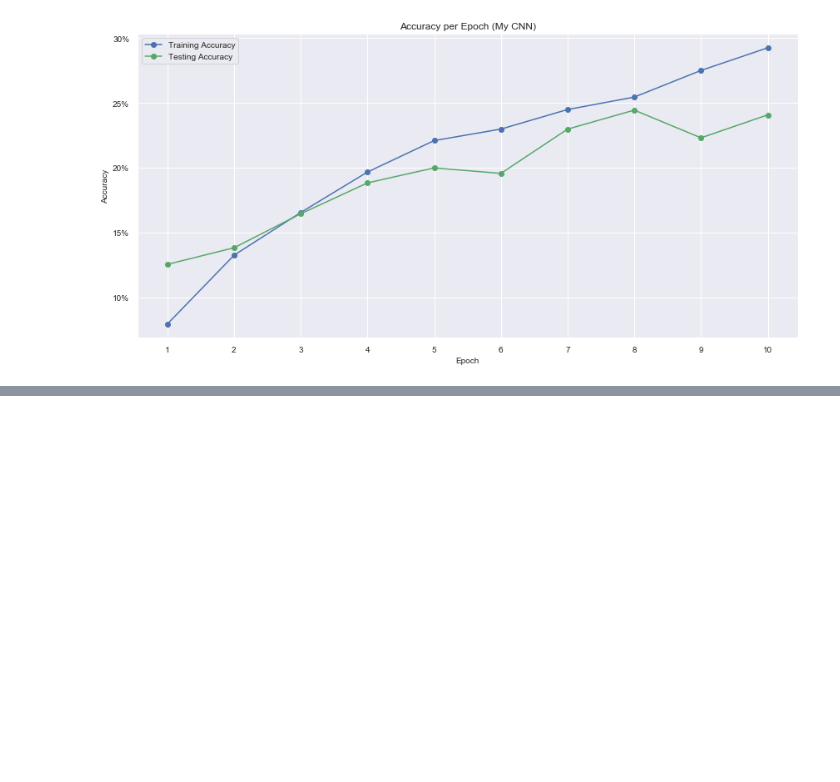
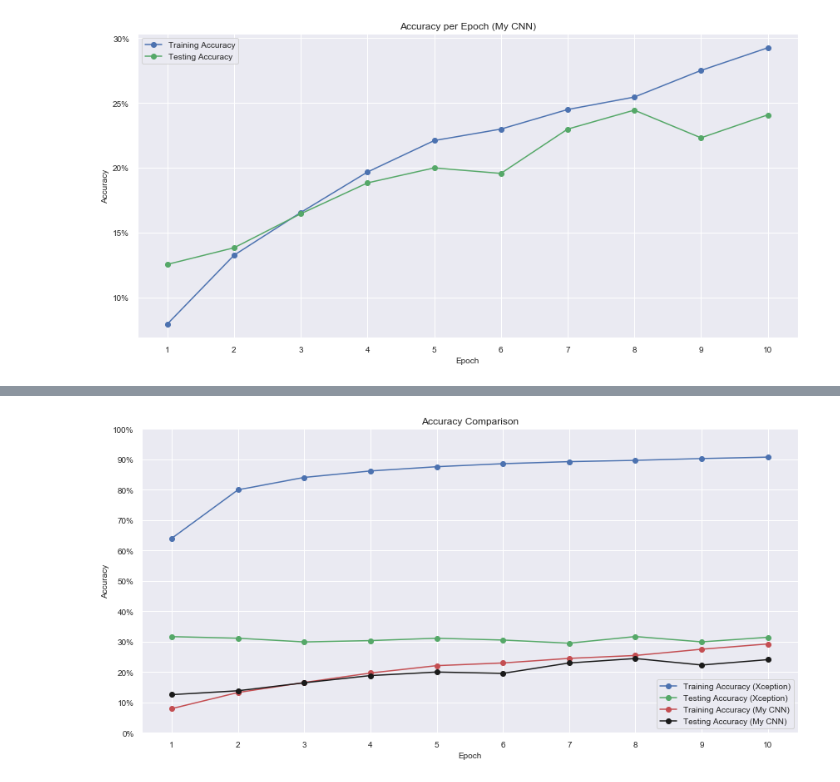
Before and after one commit to NJacobsohn/Whos_That_Pokemon, a Jupyter notebook: notebooks/data_visualization.ipynb, the cells around one changed output, grey strips where cells are left out. Saved outputs shown, nothing was run; the diff lists cells and outputs as text; code cells hidden in the pictures; blank space fills up the shorter version.

```diff
--- a/notebooks/data_visualization.ipynb
+++ b/notebooks/data_visualization.ipynb
@@ -163,0 +265,20 @@ plt.savefig("../img/loss_per_epoch_my_cnn.png", dpi=200)
+# %%
+epochs = 10
+x_vals = np.arange(0, epochs)
+fig, ax = plt.subplots(figsize=(12, 6))
+ax.plot(x_vals, xception_df[:epochs, 1], "ob-", label="Training Accuracy (Xception)")
+ax.plot(x_vals,xception_df[:epochs, 3], "og-", label="Testing Accuracy (Xception)")
+ax.plot(x_vals, my_cnn_history.iloc[:epochs, 1], "or-", label="Training Accuracy (My CNN)")
+ax.plot(x_vals, my_cnn_history.iloc[:epochs, 3], "ok-", label="Testing Accuracy (My CNN)")
+ax.set_xticks(x_vals)
+ax.set_xticklabels(x_vals+1)
+ax.set_yticks([0, 0.1, 0.2, 0.3, 0.4, 0.5, 0.6, 0.7, 0.8, 0.9, 1])
+ax.set_yticklabels(["0%", "10%", "20%", "30%", "40%", "50%", "60%", "70%", "80%", "90%", "100%"])
+ax.set_title("Accuracy Comparison")
+ax.set_ylabel('Accuracy')
+ax.set_xlabel('Epoch')
+ax.legend()
+plt.tight_layout()
+plt.savefig("../img/accuracy_comparison.png", dpi=200)
+# %% [output]
+[figure, added]
```
Also changed, not shown: parts of 15 cells of this notebook, 6 other files.
